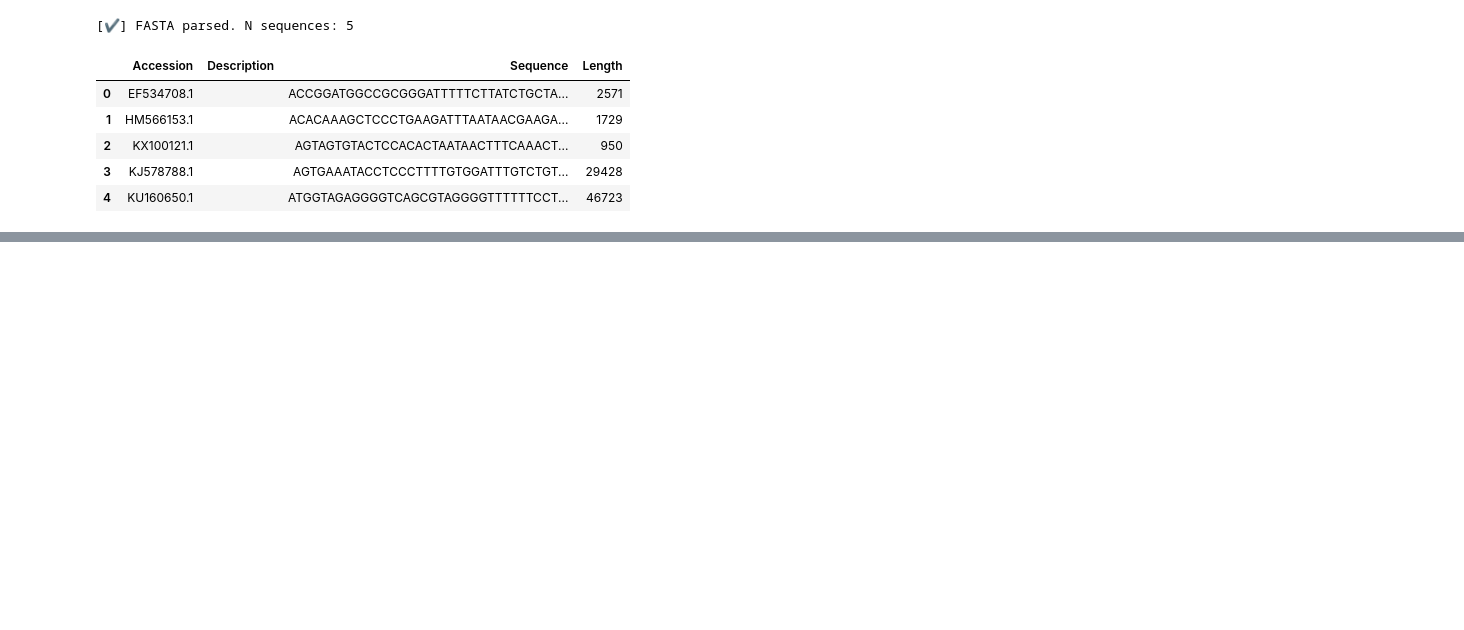
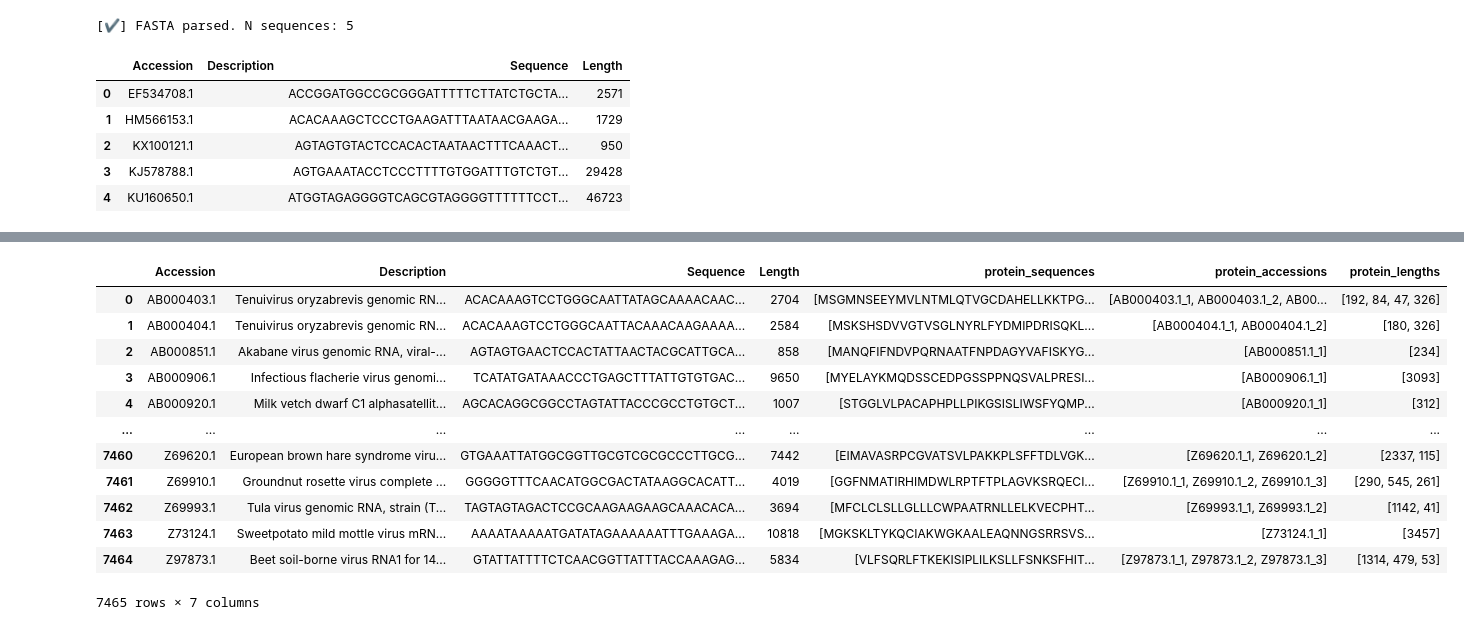
Before and after one commit to luisvidalj/VPFClass2, a Jupyter notebook: notebooks/test.ipynb, the cells around one changed output, grey strips where cells are left out. Saved outputs shown, nothing was run; the diff lists cells and outputs as text; code cells hidden in the pictures; blank space fills up the shorter version.

```diff
--- a/notebooks/test.ipynb
+++ b/notebooks/test.ipynb
@@ -59,0 +70,9 @@ print("[✔] HMMER completed successfully.")
+# %%
+
+os.environ["ICTV_RELEASE"] = "MSL33"  # o MSL35, MSL40, etc.
+
+print()
+
+from vpf_classifier.pipelines.pipeline import run_pipeline
+
+sequences_df, proteins_df, vpfs_df = run_pipeline(e_value_threshold=1e-3, num_cpus=6)
@@ -59,0 +105,16 @@ print("[✔] HMMER completed successfully.")
+# %%
+proteins_df
+# %% [output]
+|  | Accession | Description | Sequence | Length | protein_sequences | protein_accessions | protein_lengths |
+| 0 | AB000403.1 | Tenuivirus oryzabrevis genomic RN... | ACACAAAGTCCTGGGCAATTATAGCAAAACAAC... | 2704 | [MSGMNSEEYMVLNTMLQTVGCDAHELLKKTPG... | [AB000403.1_1, AB000403.1_2, AB00... | [192, 84, 47, 326] |
+| 1 | AB000404.1 | Tenuivirus oryzabrevis genomic RN... | ACACAAAGTCCTGGGCAATTACAAACAAGAAAA... | 2584 | [MSKSHSDVVGTVSGLNYRLFYDMIPDRISQKL... | [AB000404.1_1, AB000404.1_2] | [180, 326] |
+| 2 | AB000851.1 | Akabane virus genomic RNA, viral-... | AGTAGTGAACTCCACTATTAACTACGCATTGCA... | 858 | [MANQFIFNDVPQRNAATFNPDAGYVAFISKYG... | [AB000851.1_1] | [234] |
+| 3 | AB000906.1 | Infectious flacherie virus genomi... | TCATATGATAAACCCTGAGCTTTATTGTGTGAC... | 9650 | [MYELAYKMQDSSCEDPGSSPPNQSVALPRESI... | [AB000906.1_1] | [3093] |
+| 4 | AB000920.1 | Milk vetch dwarf C1 alphasatellit... | AGCACAGGCGGCCTAGTATTACCCGCCTGTGCT... | 1007 | [STGGLVLPACAPHPLLPIKGSISLIWSFYQMP... | [AB000920.1_1] | [312] |
+| ... | ... | ... | ... | ... | ... | ... | ... |
+| 7460 | Z69620.1 | European brown hare syndrome viru... | GTGAAATTATGGCGGTTGCGTCGCGCCCTTGCG... | 7442 | [EIMAVASRPCGVATSVLPAKKPLSFFTDLVGK... | [Z69620.1_1, Z69620.1_2] | [2337, 115] |
+| 7461 | Z69910.1 | Groundnut rosette virus complete ... | GGGGGTTTCAACATGGCGACTATAAGGCACATT... | 4019 | [GGFNMATIRHIMDWLRPTFTPLAGVKSRQECI... | [Z69910.1_1, Z69910.1_2, Z69910.1_3] | [290, 545, 261] |
+| 7462 | Z69993.1 | Tula virus genomic RNA, strain (T... | TAGTAGTAGACTCCGCAAGAAGAAGCAAACACA... | 3694 | [MFCLCLSLLGLLLCWPAATRNLLELKVECPHT... | [Z69993.1_1, Z69993.1_2] | [1142, 41] |
+| 7463 | Z73124.1 | Sweetpotato mild mottle virus mRN... | AAAATAAAAATGATATAGAAAAAATTTGAAAGA... | 10818 | [MGKSKLTYKQCIAKWGKAALEAQNNGSRRSVS... | [Z73124.1_1] | [3457] |
+| 7464 | Z97873.1 | Beet soil-borne virus RNA1 for 14... | GTATTATTTTCTCAACGGTTATTTACCAAAGAG... | 5834 | [VLFSQRLFTKEKISIPLILKSLLFSNKSFHIT... | [Z97873.1_1, Z97873.1_2, Z97873.1_3] | [1314, 479, 53] |
+7465 rows × 7 columns
```
Also changed, not shown: parts of 6 cells of this notebook, 7 other files.
